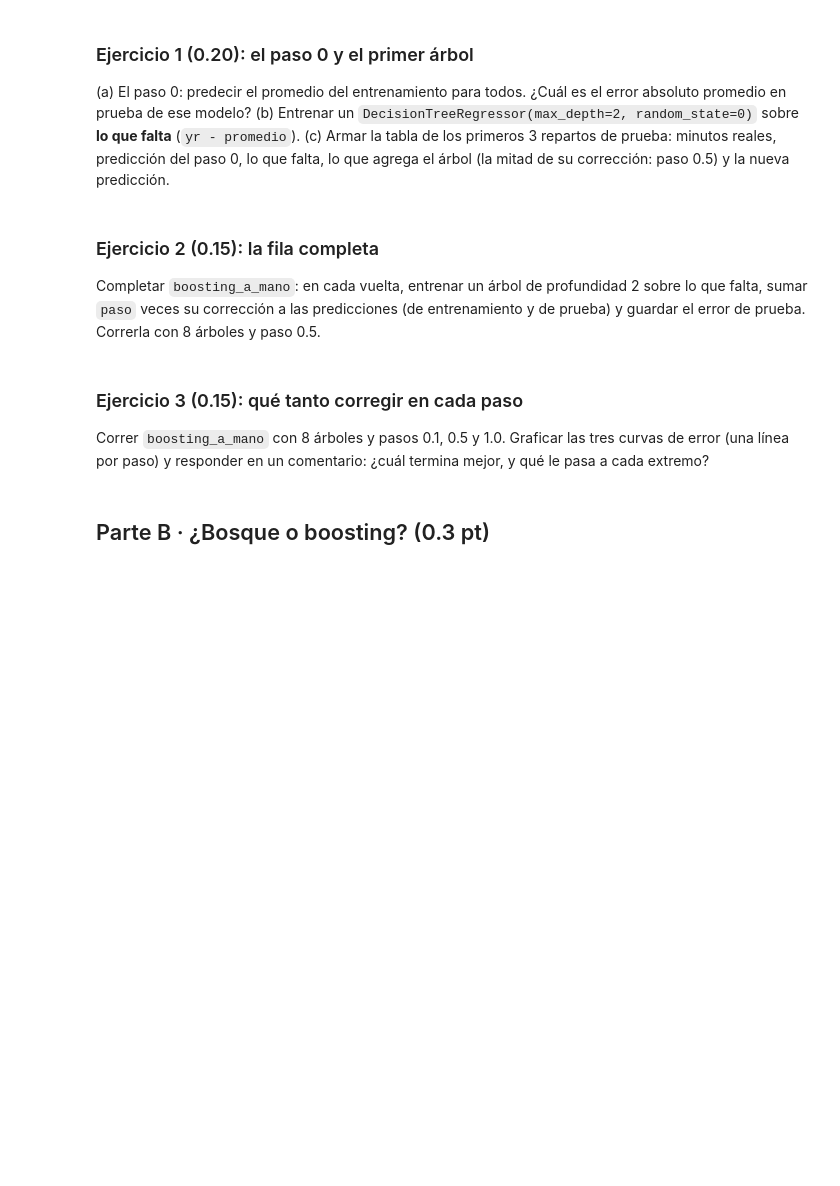
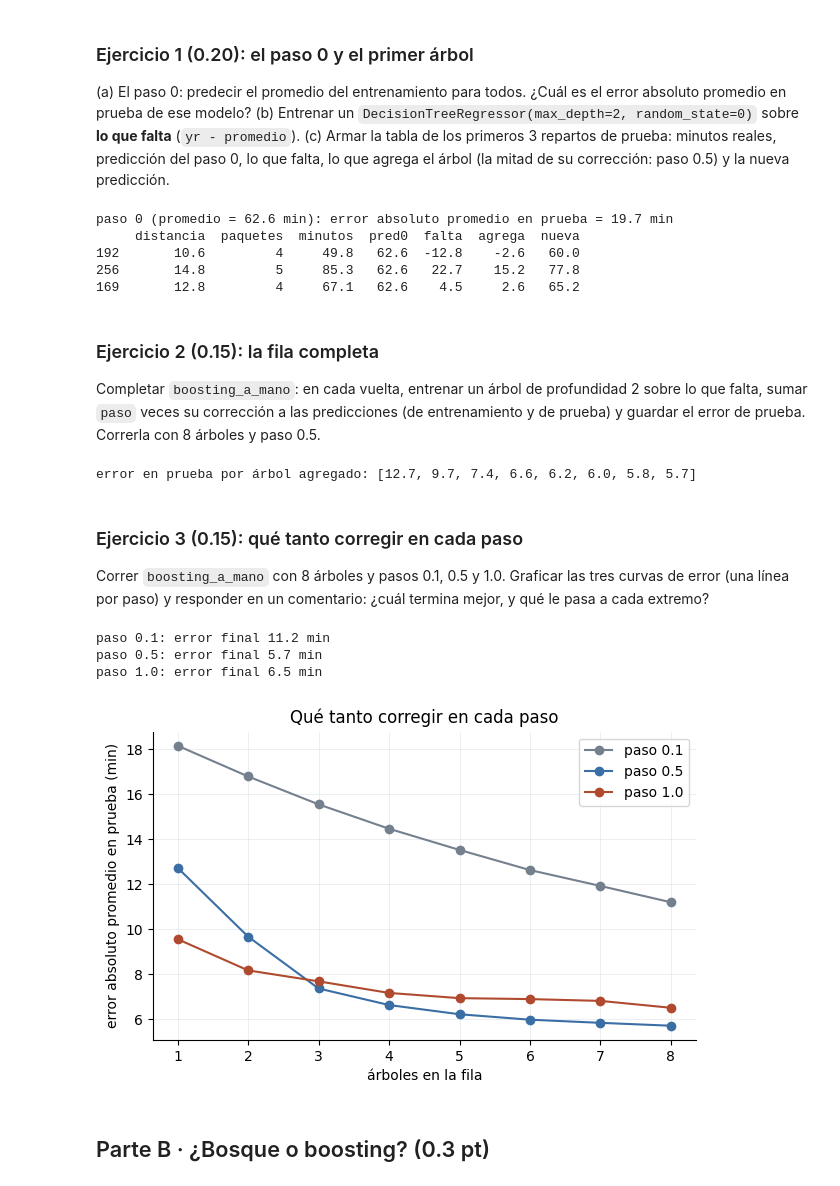
Before and after one commit to Juanda-C7/DataScienceHDT6-Boosting-InferenciaCausal, a Jupyter notebook: HDT6.ipynb, the cells around one changed output. Saved outputs shown, nothing was run; the diff lists cells and outputs as text; code cells hidden in the pictures; blank space fills up the shorter version.

```diff
--- a/HDT6.ipynb
+++ b/HDT6.ipynb
@@ -69,21 +72,29 @@ La sesión 18 con otra flota: cada árbol aprende lo que al anterior le faltó,
 from sklearn.tree import DecisionTreeRegressor
 
 promedio = yr.mean()
-error_promedio = ...   # ¿Qué va aquí? error absoluto promedio en prueba usando solo el promedio
+error_promedio = np.abs(yr_test - promedio).mean()   # error absoluto promedio en prueba usando solo el promedio
+print(f"paso 0 (promedio = {promedio:.1f} min): error absoluto promedio en prueba = {error_promedio:.1f} min")
 
-arbol1 = ...           # árbol de profundidad 2 sobre lo que falta
+faltante = yr - promedio
+arbol1 = DecisionTreeRegressor(max_depth=2, random_state=0).fit(Xr, faltante)   # árbol sobre lo que falta
 
 tabla = R_test.head(3).copy()
 tabla["pred0"] = round(promedio, 1)
-tabla["falta"] = ...   # minutos reales menos pred0
-tabla["agrega"] = ...  # 0.5 * lo que dice el árbol para esos repartos
-tabla["nueva"] = ...   # pred0 + agrega
-# imprimir la tabla
+tabla["falta"] = tabla["minutos"] - tabla["pred0"]
+tabla["agrega"] = 0.5 * arbol1.predict(tabla[["distancia", "paquetes"]])
+tabla["nueva"] = tabla["pred0"] + tabla["agrega"]
+print(tabla.round(1))
 
 # Verificación (descomentar):
-# assert round(error_promedio, 1) == 19.7
-# assert round(tabla["agrega"].iloc[1], 1) == 15.2
-# assert round(tabla["nueva"].iloc[1], 1) == 77.8
+assert round(error_promedio, 1) == 19.7
+assert round(tabla["agrega"].iloc[1], 1) == 15.2
+assert round(tabla["nueva"].iloc[1], 1) == 77.8
+# %% [output]
+paso 0 (promedio = 62.6 min): error absoluto promedio en prueba = 19.7 min
+     distancia  paquetes  minutos  pred0  falta  agrega  nueva
+192       10.6         4     49.8   62.6  -12.8    -2.6   60.0
+256       14.8         5     85.3   62.6   22.7    15.2   77.8
+169       12.8         4     67.1   62.6    4.5     2.6   65.2
 # %% [markdown]
 ### Ejercicio 2 (0.15): la fila completa
 
@@ -94,19 +105,20 @@ def boosting_a_mano(X, y, X_nuevo, y_nuevo, n_arboles, paso):
     pred_nuevo = np.full(len(y_nuevo), y.mean())
     errores = []
     for _ in range(n_arboles):
-        # ¿Qué va aquí?
-        # 1) árbol de profundidad 2 (random_state=0) sobre y - pred
-        # 2) pred += paso * corrección ; pred_nuevo += paso * corrección
-        # 3) guardar el error absoluto promedio en y_nuevo
-        pass
+        arbol = DecisionTreeRegressor(max_depth=2, random_state=0).fit(X, y - pred)   # 1) sobre lo que falta
+        pred = pred + paso * arbol.predict(X)                                          # 2) sumar una fracción
+        pred_nuevo = pred_nuevo + paso * arbol.predict(X_nuevo)
+        errores.append(float(np.abs(y_nuevo - pred_nuevo).mean()))                            # 3) error en prueba
     return errores
 
 errores = boosting_a_mano(Xr, yr, Xr_test, yr_test, n_arboles=8, paso=0.5)
-# imprimir la lista
+print("error en prueba por árbol agregado:", [round(e, 1) for e in errores])
 
 # Verificación (descomentar):
-# assert round(errores[0], 1) == 12.7
-# assert round(errores[-1], 1) == 5.7
+assert round(errores[0], 1) == 12.7
+assert round(errores[-1], 1) == 5.7
+# %% [output]
+error en prueba por árbol agregado: [12.7, 9.7, 7.4, 6.6, 6.2, 6.0, 5.8, 5.7]
 # %% [markdown]
 ### Ejercicio 3 (0.15): qué tanto corregir en cada paso
 
@@ -124,3 +126,33 @@ finales = {}
+# %%
+finales = {}
+fig, ax = plt.subplots(figsize=(7, 4))
+colores = {0.1: GRIS, 0.5: AZUL, 1.0: ROJO}
+for paso in [0.1, 0.5, 1.0]:
+    errs = boosting_a_mano(Xr, yr, Xr_test, yr_test, n_arboles=8, paso=paso)
+    finales[paso] = errs[-1]
+    ax.plot(range(1, 9), errs, "o-", color=colores[paso], label=f"paso {paso}")
+    print(f"paso {paso}: error final {errs[-1]:.1f} min")
+ax.set_xlabel("árboles en la fila")
+ax.set_ylabel("error absoluto promedio en prueba (min)")
+ax.set_title("Qué tanto corregir en cada paso")
+ax.legend()
+eje_limpio(ax)
+plt.show()
+
+# Respuesta: termina mejor el paso 0.5 (5.7 min). Con 0.1 se avanza demasiado lento: en 8 árboles aún está en
+# 11.2 min y necesitaría muchos más árboles. Con 1.0 cada árbol aplica toda su corrección, el modelo se pasa
+# y sobreajusta el ruido de cada árbol: termina en 6.5, peor que 0.5. Paso chico = lento pero seguro;
+# paso grande = rápido pero se pasa. Se balancean el paso y el número de árboles.
+
+# Verificación (descomentar):
+assert round(finales[0.1], 1) == 11.2
+assert round(finales[0.5], 1) == 5.7
+assert round(finales[1.0], 1) == 6.5
+# %% [output]
+paso 0.1: error final 11.2 min
+paso 0.5: error final 5.7 min
+paso 1.0: error final 6.5 min
+[figure, added]
 # %% [markdown]
 ## Parte B · ¿Bosque o boosting? (0.3 pt)
 # %% [markdown]
```
Also changed, not shown: parts of 2 cells of this notebook.
